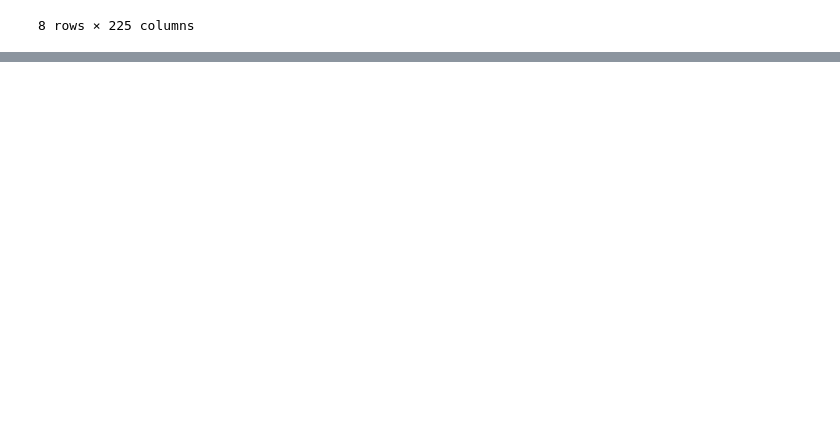
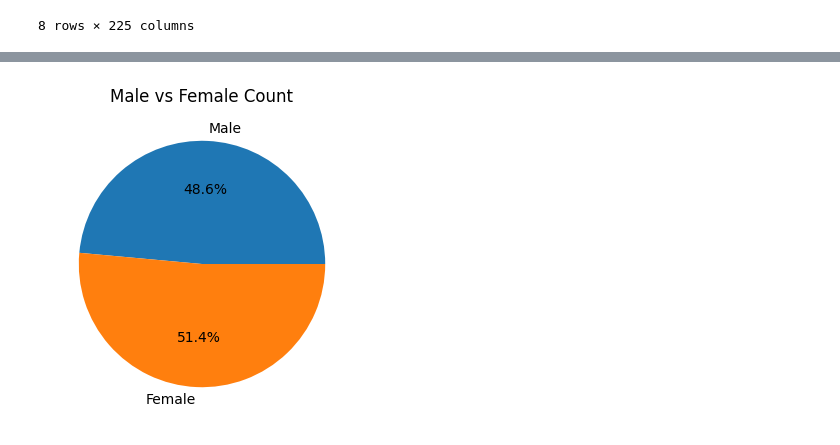
Before and after one commit to antil-samarth/Disease-prediction, a Jupyter notebook: head.ipynb, the cells around one changed output, grey strips where cells are left out. Saved outputs shown, nothing was run; the diff lists cells and outputs as text; code cells hidden in the pictures; blank space fills up the shorter version.

```diff
--- a/head.ipynb
+++ b/head.ipynb
@@ -374,0 +384,13 @@ trial.to_csv('Data/trial.csv', index=False)
+# %%
+#plot pie chart for male female count where male:1 female:0
+male_count = len(trial[trial['sex'] == 1])
+female_count = len(trial[trial['sex'] == 0])
+
+# plot pie chart
+plt.figure(figsize=(4, 4))
+plt.pie([male_count, female_count], labels=['Male', 'Female'], autopct='%1.1f%%')
+plt.title('Male vs Female Count')
+plt.savefig('male_female_count.png')
+plt.show()
+# %% [output]
+[figure, added]
```
Also changed, not shown: parts of 1 cell of this notebook, 3 other files.
